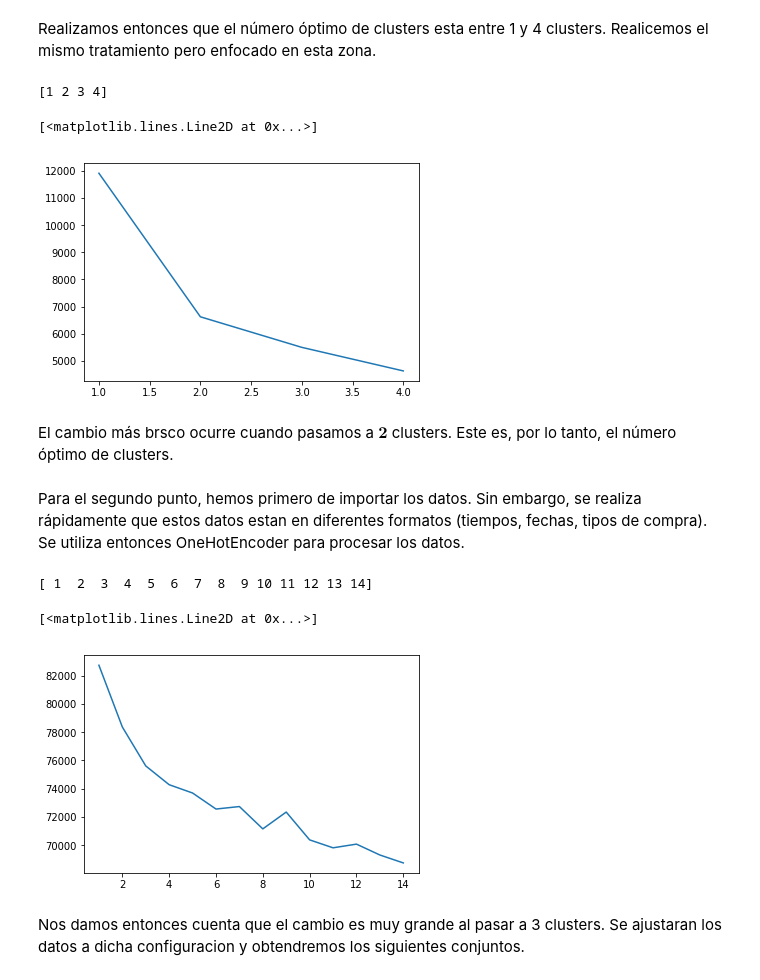
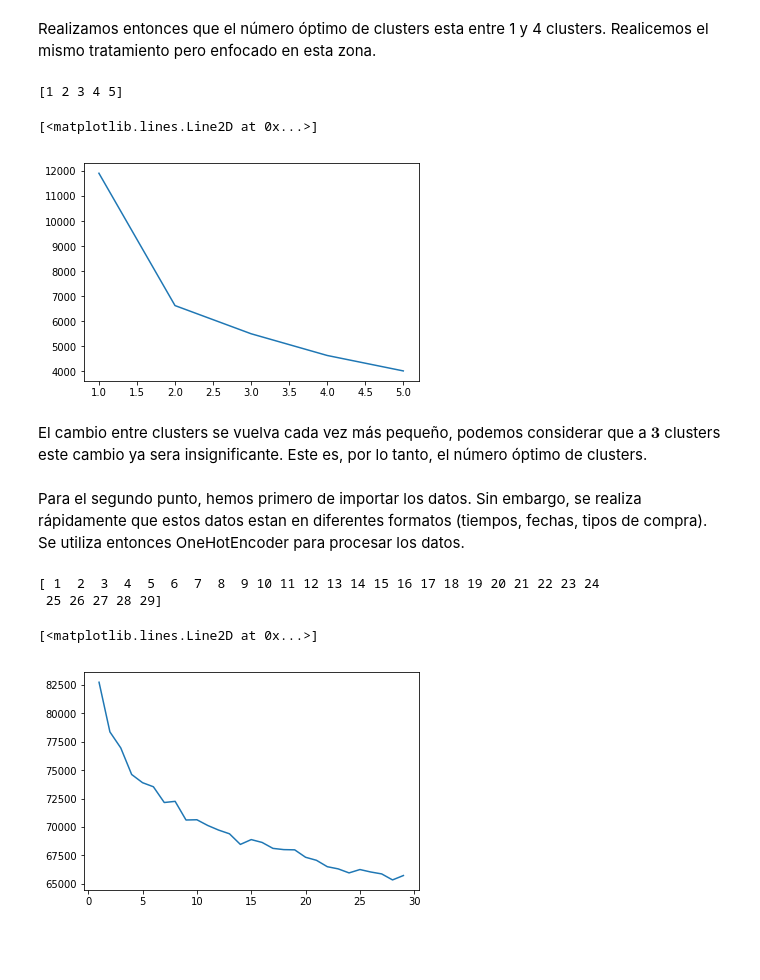
Before and after one commit to YvanDavidHerChar/MetodosComputacionalesAvanzados, a Jupyter notebook: RecetasYvanescas/Semana12-2.ipynb, the cells around one changed output. Cells and saved outputs as stored; diff of their text form; code cells hidden in the pictures; blank space fills up the shorter version.

```diff
--- a/RecetasYvanescas/Semana12-2.ipynb
+++ b/RecetasYvanescas/Semana12-2.ipynb
@@ -39,7 +39,7 @@ plt.plot(x,inercias)
 Realizamos entonces que el número óptimo de clusters esta entre 1 y 4 clusters. Realicemos el mismo tratamiento pero enfocado en esta zona.
 # %%
 #Vamos en un segundo tiempo, observa en que zona existe este brusco cambio. Por lo tanto intentaremos hasta 4 clusters.
-x = np.arange(1,5)
+x = np.arange(1,6)
 print(x)
 inercias = []
 for i in x:
@@ -51,11 +51,11 @@ for i in x:
 #Hacemos una gráfica para visualizar los resultados
 plt.plot(x,inercias)
 # %% [output]
-[1 2 3 4]
+[1 2 3 4 5]
 [<matplotlib.lines.Line2D at 0x...>]
-[figure, old version]
+[figure, new version]
 # %% [markdown]
-El cambio más brsco ocurre cuando pasamos a $\textbf{2}$ clusters. Este es, por lo tanto, el número óptimo de clusters.
+El cambio entre clusters se vuelva cada vez más pequeño, podemos considerar que a $\textbf{3}$ clusters este cambio ya sera insignificante. Este es, por lo tanto, el número óptimo de clusters.
 # %% [markdown]
 Para el segundo punto, hemos primero de importar los datos. Sin embargo, se realiza rápidamente que estos datos estan en diferentes formatos (tiempos, fechas, tipos de compra). Se utiliza entonces OneHotEncoder para procesar los datos.
 # %%
@@ -72,18 +74,17 @@ Ytransformados = enc.transform(Y)
 # %%
-x = np.arange(1,15)
+x = np.arange(1,30)
 print(x)
 inercias = []
 for i in x:
     cluster = KMeans(n_clusters=i)
     lanubecita = cluster.fit(Ytransformados)
     inerciaAca = cluster.inertia_
     inercias.append(inerciaAca)
 
 #Hacemos una gráfica para visualizar los resultados
 plt.plot(x,inercias)
 # %% [output]
-[ 1  2  3  4  5  6  7  8  9 10 11 12 13 14]
+[ 1  2  3  4  5  6  7  8  9 10 11 12 13 14 15 16 17 18 19 20 21 22 23 24
+ 25 26 27 28 29]
 [<matplotlib.lines.Line2D at 0x...>]
-[figure, old version]
+[figure, new version]
-# %% [markdown]
-Nos damos entonces cuenta que el cambio es muy grande al pasar a 3 clusters. Se ajustaran los datos a dicha configuracion y obtendremos los siguientes conjuntos.
```
Also changed, not shown: parts of 11 cells of this notebook.
